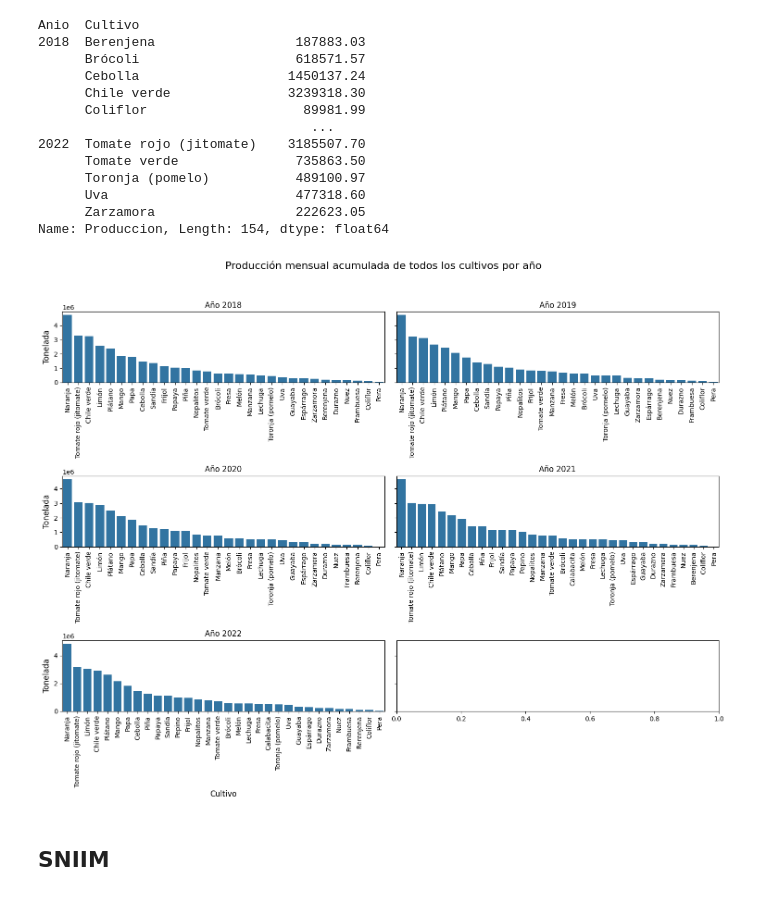
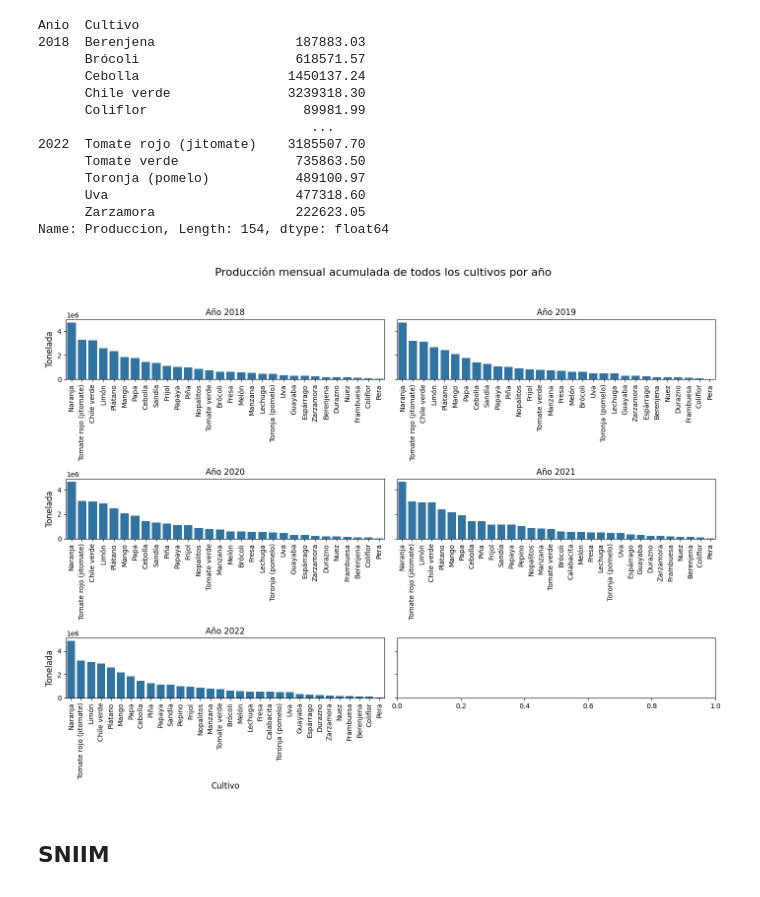
Before and after one commit to josemal98/Proyecto_Ing_Caract, a Jupyter notebook: Segunda_parte/Preparacion_de_datos.ipynb, the cells around one changed output. Saved outputs shown, nothing was run; the diff lists cells and outputs as text; code cells hidden in the pictures.

```diff
--- a/Segunda_parte/Preparacion_de_datos.ipynb
+++ b/Segunda_parte/Preparacion_de_datos.ipynb
@@ -172,8 +176,9 @@ Anio  Mes
       Septiembre    28245742.52
 Name: Produccion, Length: 69, dtype: float64
 # %%
+%matplotlib widget
 # Crea una figura con una matriz de subgráficas 3x2
-fig, axes = plt.subplots(3, 2, figsize=(15, 12), sharey='row')
+fig, axes = plt.subplots(3, 2, figsize=(14, 11), sharey='row')
 fig.suptitle('Producción mensual acumulada de todos los cultivos por año', fontsize=16)
 
 
@@ -223,7 +251,7 @@ plt.show()
 Para observar la verdadera producción de cada mes, calculamos la producción de cada mes, menos la producción de todos los meses previos.
 # %%
 # Crear una figura con una matriz de subgráficas 3x2
-fig, axes = plt.subplots(3, 2, figsize=(15, 12), sharey='row')
+fig, axes = plt.subplots(3, 2, figsize=(14, 11), sharey='row')
 fig.suptitle('Producción mensual de todos los cultivos por año', fontsize=16)
 
 # Orden cronológico de los meses
@@ -273,7 +301,7 @@ plt.show()
 Gráficamos nuevamente, pero ahora ordenando en términos de producción.
 # %%
 # Crear una figura con una matriz de subgráficas 3x2
-fig, axes = plt.subplots(3, 2, figsize=(15, 12), sharey='row')
+fig, axes = plt.subplots(3, 2, figsize=(14, 11), sharey='row')
 fig.suptitle('Producción mensual de todos los cultivos por año', fontsize=16)
 
 # Orden cronológico de los meses
@@ -345,7 +373,7 @@ Anio  Entidad
 Name: Produccion, Length: 160, dtype: float64
 # %%
 # Crea una figura con una matriz de subgráficas 3x2
-fig, axes = plt.subplots(3, 2, figsize=(15, 12), sharey='row')
+fig, axes = plt.subplots(3, 2, figsize=(14, 11), sharey='row')
 fig.suptitle('Producción anual por estado', fontsize=16)
 
 i=0
@@ -475,7 +556,7 @@ Anio  Cultivo
 Name: Produccion, Length: 154, dtype: float64
 # %%
 # Crea una figura con una matriz de subgráficas 3x2
-fig, axes = plt.subplots(3, 2, figsize=(15, 12), sharey='row')
+fig, axes = plt.subplots(3, 2, figsize=(14, 11), sharey='row')
 fig.suptitle('Producción mensual acumulada de todos los cultivos por año', fontsize=16)
 
 i=0
@@ -487,34 +568,34 @@ for year in prod_año_cult.index.get_level_values('Anio').unique():
 
     # Filtra los datos para el año actual y reordena los meses cronológicamente
     df_year = prod_año_cult.loc[year].sort_values(ascending=False)
 
     # Crea un gráfico de barras en la subgráfica actual
     sns.barplot(x=df_year.index, y=df_year.values, ci=None, ax=ax)
 
     # Personaliza la subgráfica
     ax.set_title(f'Año {year}')
 
     # Agrega etiquetas en el eje Y solo a las gráficas de la izquierda
     if col == 0:
         ax.set_ylabel('Tonelada', fontsize=12)
 
     # Agrega etiquetas en el eje X solo a las gráficas de abajo
     if row == 2:
         ax.set_xlabel('Cultivo', fontsize=12)
     else:
         ax.set_xlabel('', fontsize=12)
 
     ax.set_xticklabels(ax.get_xticklabels(), rotation=90)  # Rota las etiquetas del eje X
 
     i+=1
 
 # Ajusta el diseño de las subgráficas
 plt.tight_layout(rect=[0, 0, 1, 0.95])
 
 # Muestra la figura
 plt.show()
 # %% [output]
-[figure, old version]
+[figure, new version]
 # %% [markdown]
 ## SNIIM
 # %% [markdown]
```
Also changed, not shown: parts of 29 cells of this notebook.
